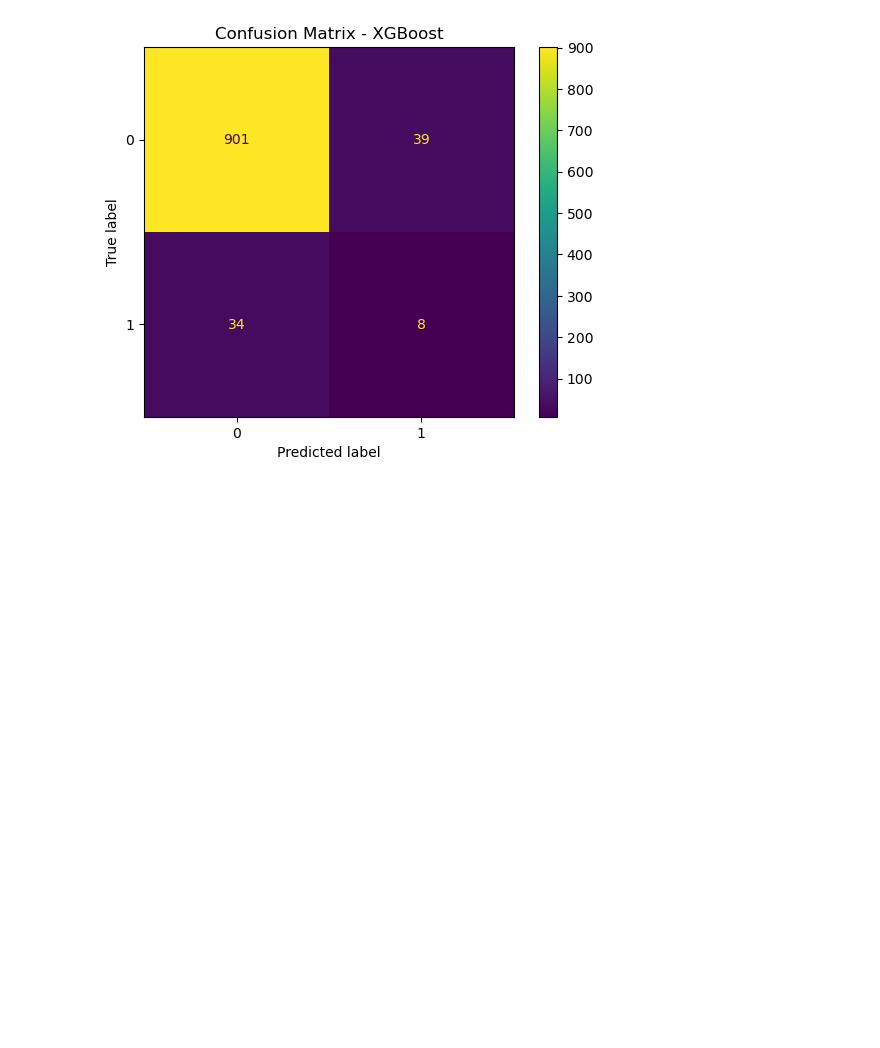
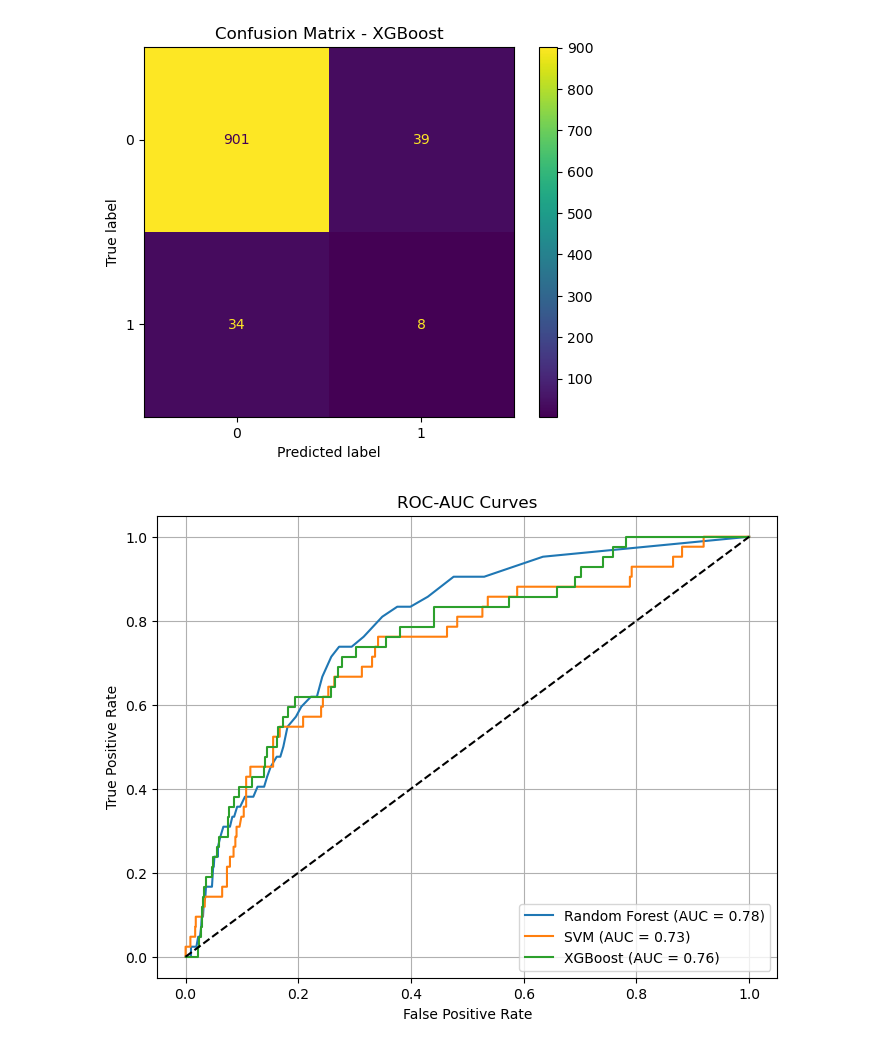
Before and after one commit to areejbutt/Healthcare-Dataset-Stroke-Data, a Jupyter notebook: Healthcare Stroke Data.ipynb, the cells around one changed output. Saved outputs shown, nothing was run; the diff lists cells and outputs as text; code cells hidden in the pictures; blank space fills up the shorter version.

```diff
--- a/Healthcare Stroke Data.ipynb
+++ b/Healthcare Stroke Data.ipynb
@@ -411,3 +411,35 @@ plt.show()
 [figure]
 [figure]
 [figure]
+# %%
+from sklearn.metrics import roc_auc_score
+
+# Get prediction probabilities for class 1
+proba_rf = model_rf.predict_proba(X_test_scaled)[:, 1]
+proba_svm = model_svm.predict_proba(X_test_scaled)[:, 1]
+proba_xgb = model_xgb.predict_proba(X_test_scaled)[:, 1]
+
+# Calculate ROC curves
+fpr_rf, tpr_rf, _ = roc_curve(y_test, proba_rf)
+fpr_svm, tpr_svm, _ = roc_curve(y_test, proba_svm)
+fpr_xgb, tpr_xgb, _ = roc_curve(y_test, proba_xgb)
+
+# Calculate AUC
+auc_rf = auc(fpr_rf, tpr_rf)
+auc_svm = auc(fpr_svm, tpr_svm)
+auc_xgb = auc(fpr_xgb, tpr_xgb)
+
+# Plot
+plt.figure(figsize=(8, 6))
+plt.plot(fpr_rf, tpr_rf, label=f"Random Forest (AUC = {auc_rf:.2f})")
+plt.plot(fpr_svm, tpr_svm, label=f"SVM (AUC = {auc_svm:.2f})")
+plt.plot(fpr_xgb, tpr_xgb, label=f"XGBoost (AUC = {auc_xgb:.2f})")
+plt.plot([0, 1], [0, 1], "k--")
+plt.title("ROC-AUC Curves")
+plt.xlabel("False Positive Rate")
+plt.ylabel("True Positive Rate")
+plt.legend(loc="lower right")
+plt.grid(True)
+plt.show()
+# %% [output]
+[figure, added]
```
Also changed, not shown: parts of 1 cell of this notebook.
